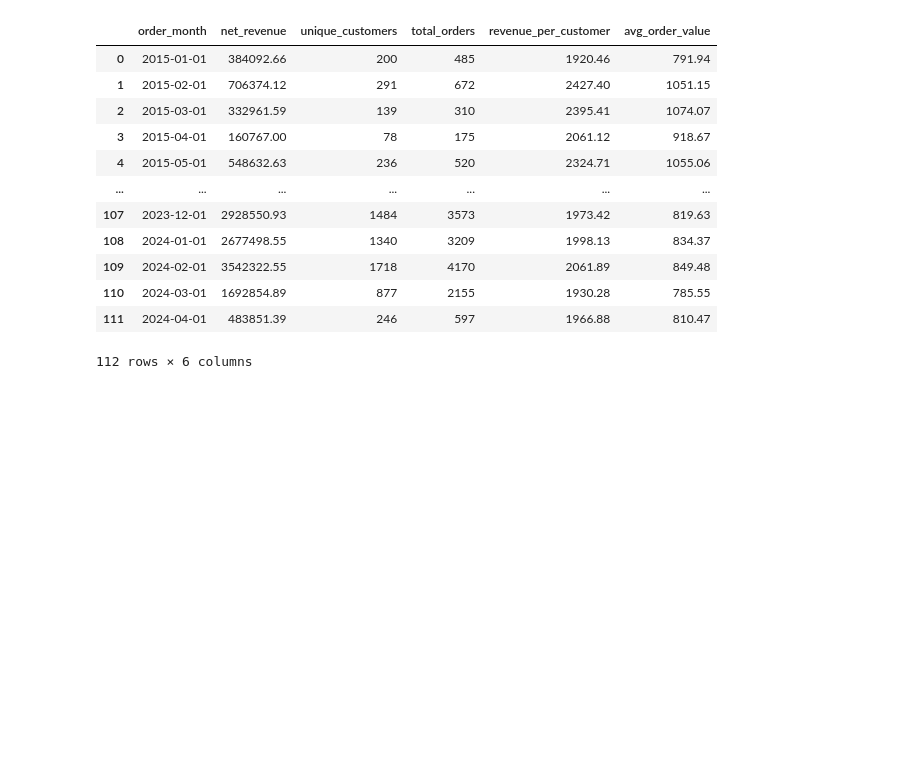
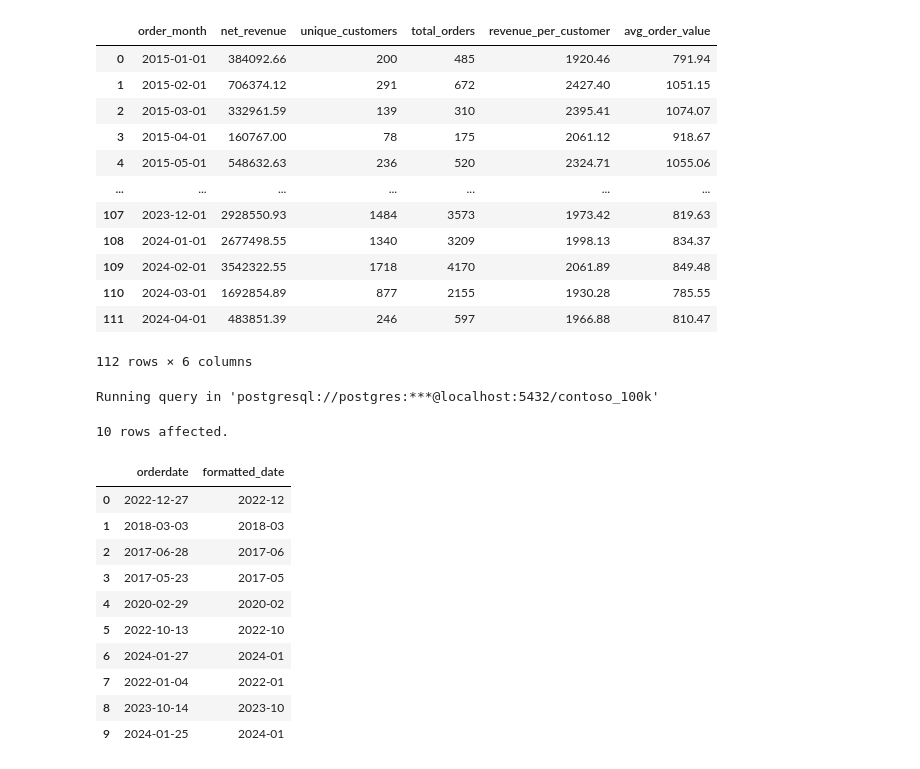
Before and after one commit to nayeemtalukder1/Data-Science-Algorithms, a Jupyter notebook: Resources/Blank_SQL_Notebook.ipynb, the cells around one changed output. Cells and saved outputs as stored; diff of their text form; code cells hidden in the pictures; blank space fills up the shorter version.

```diff
--- a/Resources/Blank_SQL_Notebook.ipynb
+++ b/Resources/Blank_SQL_Notebook.ipynb
@@ -1164,3 +1166,25 @@ Running query in 'postgresql://postgres:***@localhost:5432/contoso_100k'
 | 110 | 2024-03-01 | 1692854.89 | 877 | 2155 | 1930.28 | 785.55 |
 | 111 | 2024-04-01 | 483851.39 | 246 | 597 | 1966.88 | 810.47 |
 112 rows × 6 columns
+# %%
+%%sql
+SELECT
+    orderdate,
+    TO_CHAR(orderdate, 'YYYY-MM') AS formatted_date
+FROM sales
+ORDER BY RANDOM()
+LIMIT 10;
+# %% [output]
+Running query in 'postgresql://postgres:***@localhost:5432/contoso_100k'
+10 rows affected.
+|  | orderdate | formatted_date |
+| 0 | 2022-12-27 | 2022-12 |
+| 1 | 2018-03-03 | 2018-03 |
+| 2 | 2017-06-28 | 2017-06 |
+| 3 | 2017-05-23 | 2017-05 |
+| 4 | 2020-02-29 | 2020-02 |
+| 5 | 2022-10-13 | 2022-10 |
+| 6 | 2024-01-27 | 2024-01 |
+| 7 | 2022-01-04 | 2022-01 |
+| 8 | 2023-10-14 | 2023-10 |
+| 9 | 2024-01-25 | 2024-01 |
```
Also changed, not shown: parts of 3 cells of this notebook.
